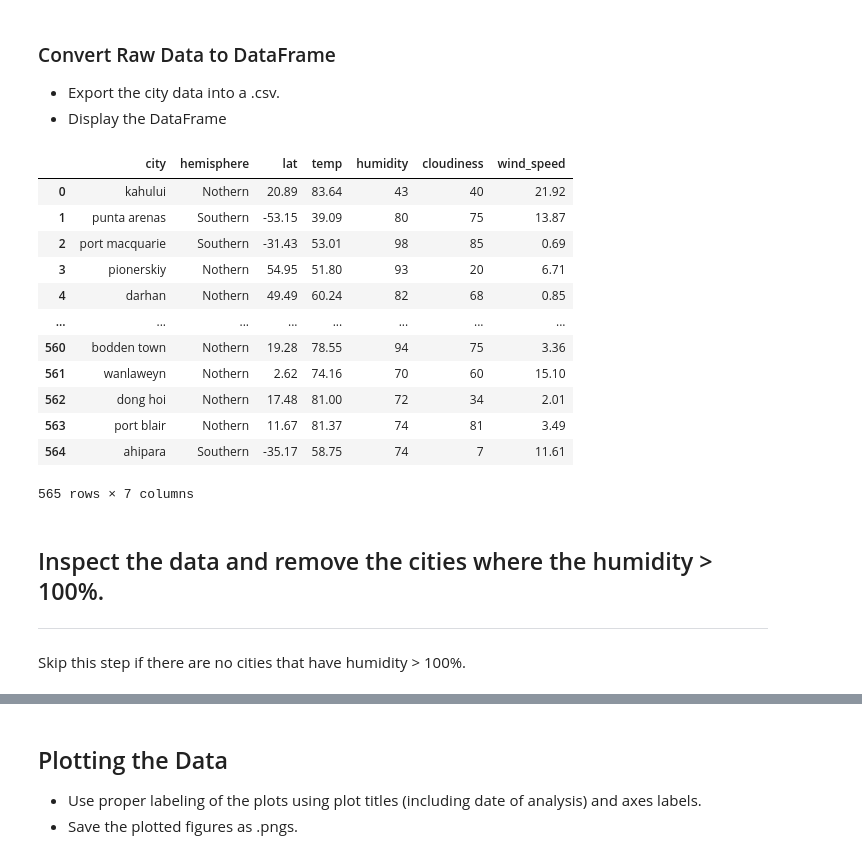
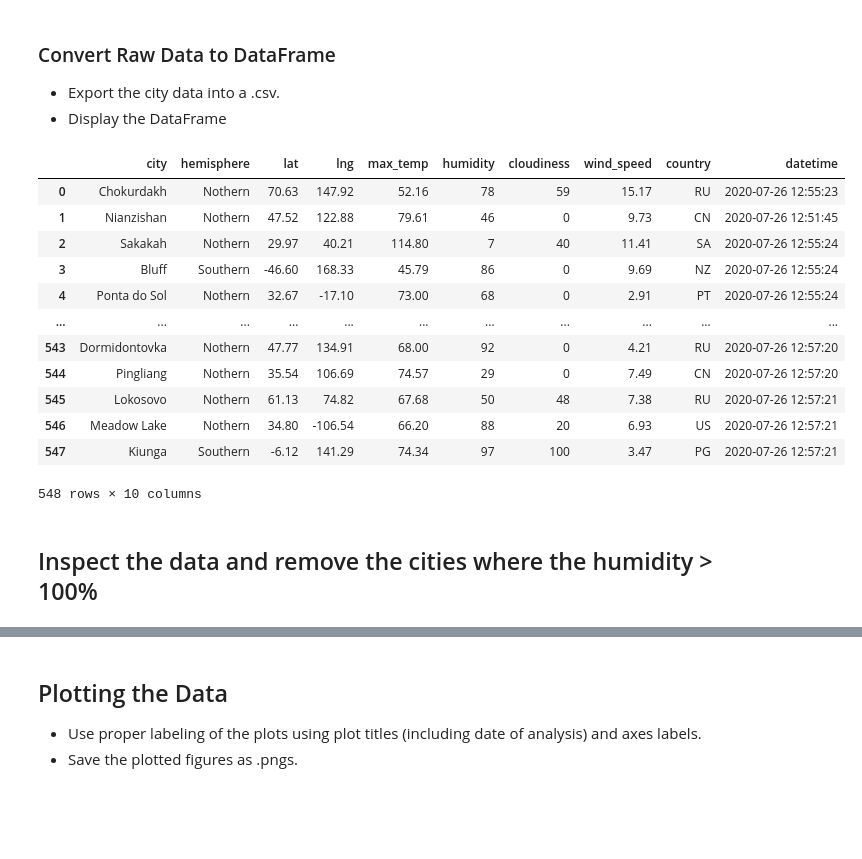
Before and after one commit to GGVittoria/python-api-challenge, a Jupyter notebook: WeatherPy/WeatherPy.ipynb, the cells around one changed output, grey strips where cells are left out. Saved outputs shown, nothing was run; the diff lists cells and outputs as text; code cells hidden in the pictures; blank space fills up the shorter version.

Commit message:
Updated WeatherPy with more plots

```diff
--- a/WeatherPy/WeatherPy.ipynb
+++ b/WeatherPy/WeatherPy.ipynb
@@ -185,30 +211,33 @@ wind speed is: 11.61
 * Display the DataFrame
 # %%
 # create a data frame from cities, lat, and temp
-weather_dict = {
+city_dict = {
     "city": cities2,
     "hemisphere": hems,
     "lat": lats2,
-    "temp": temps,
+    "lng": lngs2,
+    "max_temp": max_temps,
     "humidity": humids,
     "cloudiness": clouds,
-    "wind_speed": winds
+    "wind_speed": winds,
+    "country": countries,
+    "datetime": datetimes
 }
-weather_data = pd.DataFrame(weather_dict)
-weather_data
+city_data = pd.DataFrame(city_dict)
+city_data
 # %% [output]
-|  | city | hemisphere | lat | temp | humidity | cloudiness | wind_speed |
-| 0 | kahului | Nothern | 20.89 | 83.64 | 43 | 40 | 21.92 |
-| 1 | punta arenas | Southern | -53.15 | 39.09 | 80 | 75 | 13.87 |
-| 2 | port macquarie | Southern | -31.43 | 53.01 | 98 | 85 | 0.69 |
-| 3 | pionerskiy | Nothern | 54.95 | 51.80 | 93 | 20 | 6.71 |
-| 4 | darhan | Nothern | 49.49 | 60.24 | 82 | 68 | 0.85 |
-| ... | ... | ... | ... | ... | ... | ... | ... |
-| 560 | bodden town | Nothern | 19.28 | 78.55 | 94 | 75 | 3.36 |
-| 561 | wanlaweyn | Nothern | 2.62 | 74.16 | 70 | 60 | 15.10 |
-| 562 | dong hoi | Nothern | 17.48 | 81.00 | 72 | 34 | 2.01 |
-| 563 | port blair | Nothern | 11.67 | 81.37 | 74 | 81 | 3.49 |
-| 564 | ahipara | Southern | -35.17 | 58.75 | 74 | 7 | 11.61 |
+|  | city | hemisphere | lat | lng | max_temp | humidity | cloudiness | wind_speed | country | datetime |
+| 0 | Chokurdakh | Nothern | 70.63 | 147.92 | 52.16 | 78 | 59 | 15.17 | RU | 2020-07-26 12:55:23 |
+| 1 | Nianzishan | Nothern | 47.52 | 122.88 | 79.61 | 46 | 0 | 9.73 | CN | 2020-07-26 12:51:45 |
+| 2 | Sakakah | Nothern | 29.97 | 40.21 | 114.80 | 7 | 40 | 11.41 | SA | 2020-07-26 12:55:24 |
+| 3 | Bluff | Southern | -46.60 | 168.33 | 45.79 | 86 | 0 | 9.69 | NZ | 2020-07-26 12:55:24 |
+| 4 | Ponta do Sol | Nothern | 32.67 | -17.10 | 73.00 | 68 | 0 | 2.91 | PT | 2020-07-26 12:55:24 |
+| ... | ... | ... | ... | ... | ... | ... | ... | ... | ... | ... |
+| 543 | Dormidontovka | Nothern | 47.77 | 134.91 | 68.00 | 92 | 0 | 4.21 | RU | 2020-07-26 12:57:20 |
+| 544 | Pingliang | Nothern | 35.54 | 106.69 | 74.57 | 29 | 0 | 7.49 | CN | 2020-07-26 12:57:20 |
+| 545 | Lokosovo | Nothern | 61.13 | 74.82 | 67.68 | 50 | 48 | 7.38 | RU | 2020-07-26 12:57:21 |
+| 546 | Meadow Lake | Nothern | 34.80 | -106.54 | 66.20 | 88 | 20 | 6.93 | US | 2020-07-26 12:57:21 |
+| 547 | Kiunga | Southern | -6.12 | 141.29 | 74.34 | 97 | 100 | 3.47 | PG | 2020-07-26 12:57:21 |
-565 rows × 7 columns
+548 rows × 10 columns
 # %%
 # Export file as a CSV, without the Pandas index, but with the header
@@ -216,4 +245,2 @@ weather_data.to_csv("Output/weather_data.csv", index=False, header=False)
 # %% [markdown]
-## Inspect the data and remove the cities where the humidity > 100%.
-----
-Skip this step if there are no cities that have humidity > 100%.
+## Inspect the data and remove the cities where the humidity > 100%
```
Also changed, not shown: parts of 20 cells of this notebook, 3 other files.
